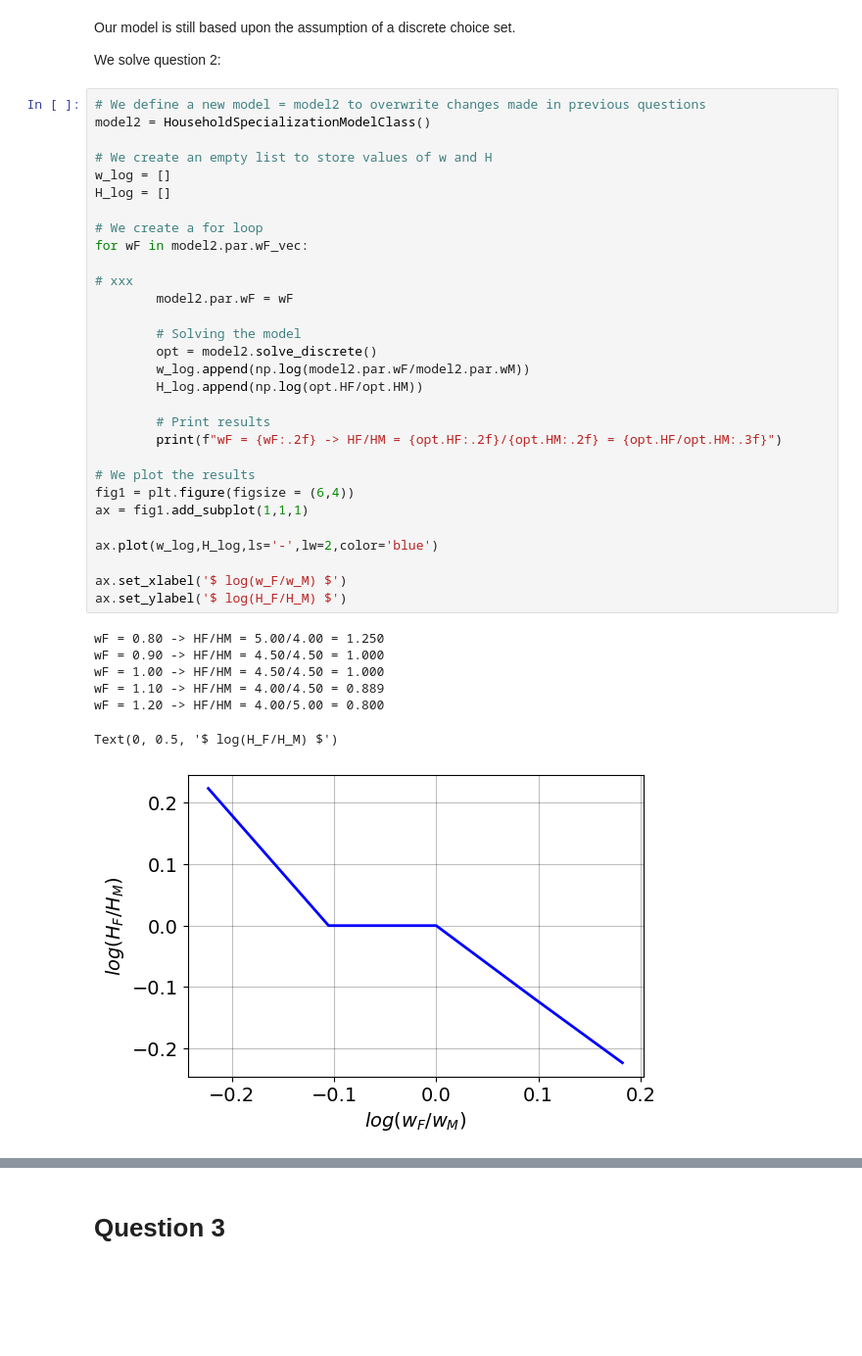
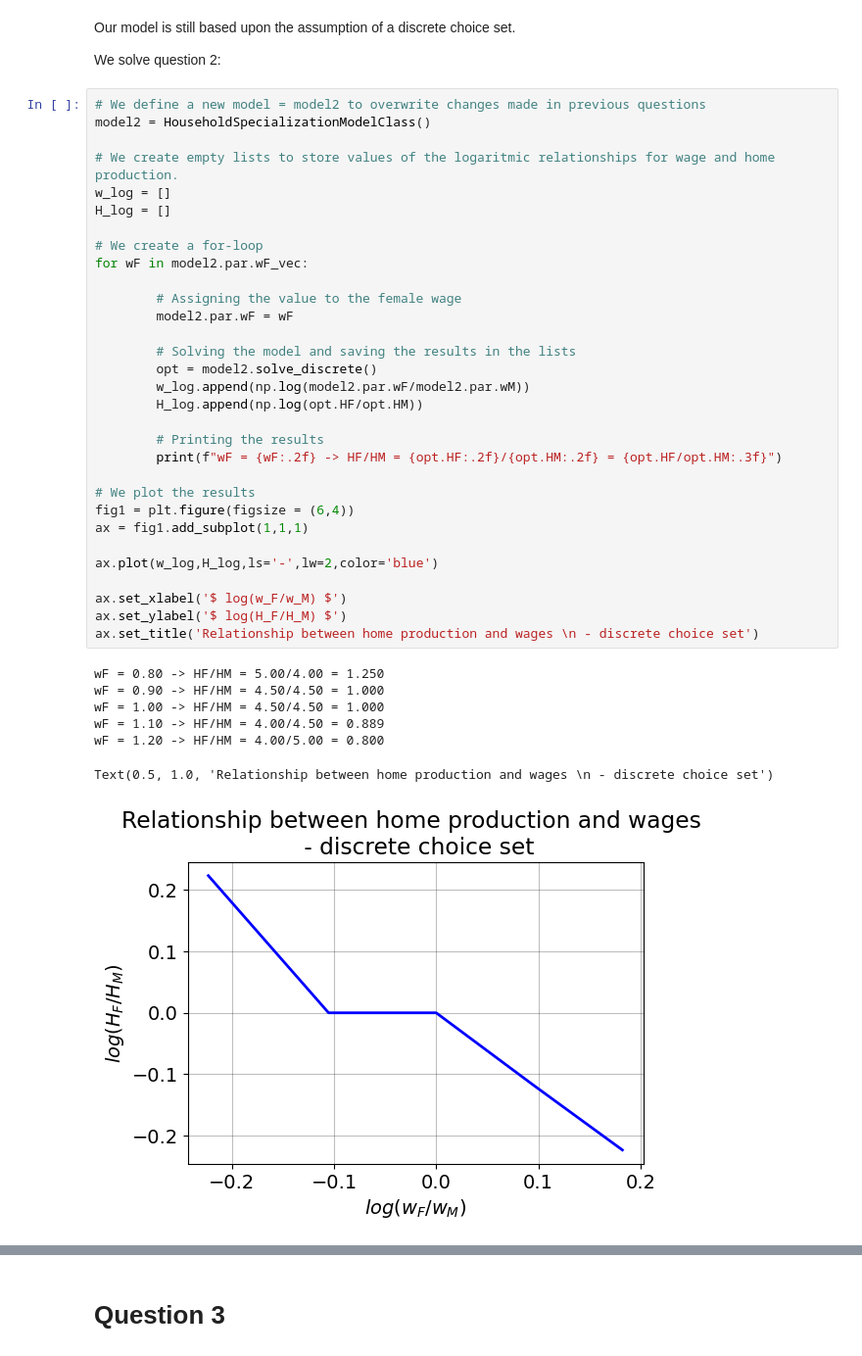
Before and after one commit to NumEconCopenhagen/projects-2023-jos-p-og-tex, a Jupyter notebook: inauguralproject/inauguralproject.ipynb, the cells around one changed output, grey strips where cells are left out. Shown at 98% size. Drawn from its saved outputs; the diff is of its cells as text; blank space fills up the shorter version.

```diff
--- a/inauguralproject/inauguralproject.ipynb
+++ b/inauguralproject/inauguralproject.ipynb
@@ -83,38 +79,39 @@ We solve question 2:
 # We define a new model = model2 to overwrite changes made in previous questions
 model2 = HouseholdSpecializationModelClass()
 
-# We create an empty list to store values of w and H
+# We create empty lists to store values of the logaritmic relationships for wage and home production.
 w_log = []
 H_log = []
 
-# We create a for loop
+# We create a for-loop
 for wF in model2.par.wF_vec:
 
-# xxx
+        # Assigning the value to the female wage
         model2.par.wF = wF
 
-        # Solving the model
+        # Solving the model and saving the results in the lists
         opt = model2.solve_discrete()
         w_log.append(np.log(model2.par.wF/model2.par.wM))
         H_log.append(np.log(opt.HF/opt.HM))
 
-        # Print results
+        # Printing the results
         print(f"wF = {wF:.2f} -> HF/HM = {opt.HF:.2f}/{opt.HM:.2f} = {opt.HF/opt.HM:.3f}")
 
 # We plot the results
 fig1 = plt.figure(figsize = (6,4))
 ax = fig1.add_subplot(1,1,1)
 
 ax.plot(w_log,H_log,ls='-',lw=2,color='blue')
 
 ax.set_xlabel('$ log(w_F/w_M) $')
 ax.set_ylabel('$ log(H_F/H_M) $')
+ax.set_title('Relationship between home production and wages \n - discrete choice set')
 # %% [output]
 wF = 0.80 -> HF/HM = 5.00/4.00 = 1.250
 wF = 0.90 -> HF/HM = 4.50/4.50 = 1.000
 wF = 1.00 -> HF/HM = 4.50/4.50 = 1.000
 wF = 1.10 -> HF/HM = 4.00/4.50 = 0.889
 wF = 1.20 -> HF/HM = 4.00/5.00 = 0.800
-Text(0, 0.5, '$ log(H_F/H_M) $')
+Text(0.5, 1.0, 'Relationship between home production and wages \n - discrete choice set')
-[figure, old version]
+[figure, new version]
 # %% [markdown]
```
Also changed, not shown: parts of 20 cells of this notebook, 1 other file.
